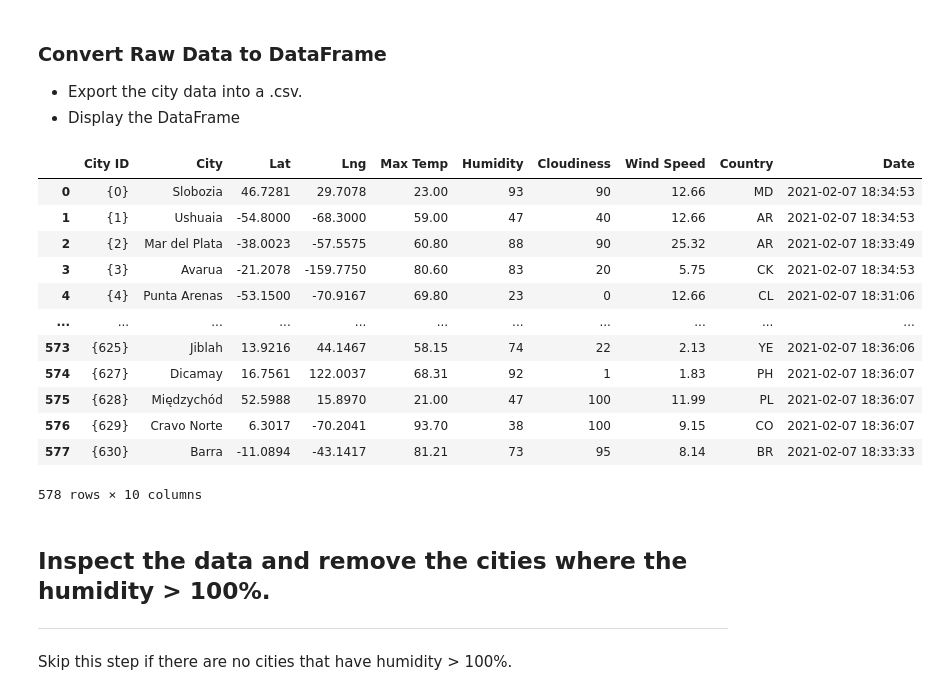
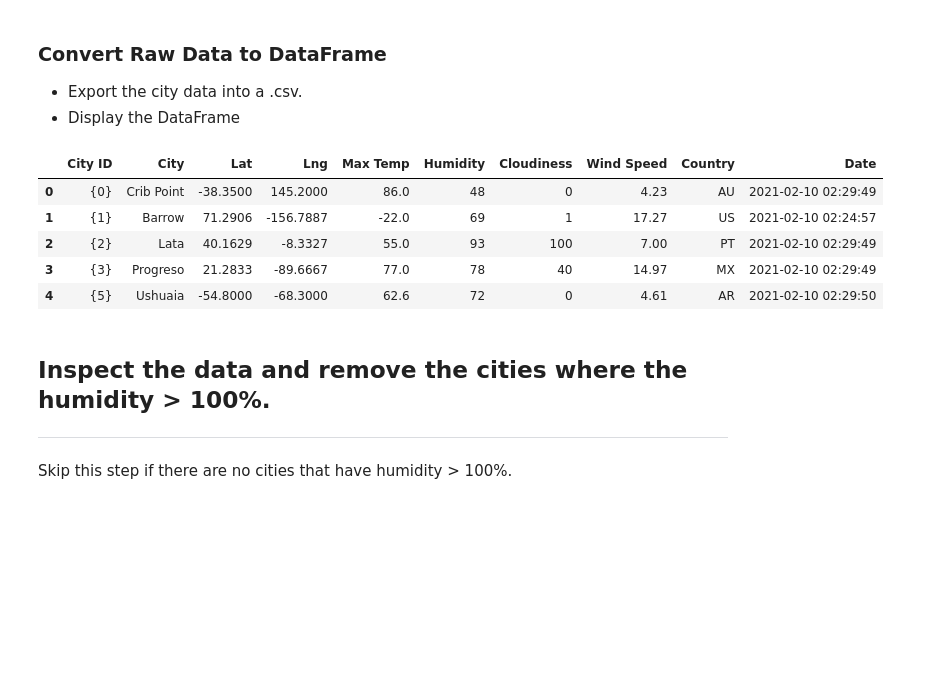
Before and after one commit to NHoyer95/python-api-challenge, a Jupyter notebook: WeatherPy/WeatherPy.ipynb, the cells around one changed output. Saved outputs shown, nothing was run; the diff lists cells and outputs as text; code cells hidden in the pictures; blank space fills up the shorter version.

```diff
--- a/WeatherPy/WeatherPy.ipynb
+++ b/WeatherPy/WeatherPy.ipynb
@@ -122,35 +125,28 @@ Data Retrieval Complete
 # %%
 # Create a DataFrame to store the values from the API calls
 city_data_df = pd.DataFrame({
     "City ID": City_ID,
     "City": City,
     "Lat": Lat,
     "Lng": Lng,
     "Max Temp": Max_Temp,
     "Humidity": Humidity,
     "Cloudiness": Cloudiness,
     "Wind Speed": Wind_Speed,
     "Country": Country,
     "Date": Date})
 
 city_data_df["Date"] = pd.to_datetime(city_data_df["Date"], unit = "s")
 
 
-city_data_df
+city_data_df.head()
 # %% [output]
 |  | City ID | City | Lat | Lng | Max Temp | Humidity | Cloudiness | Wind Speed | Country | Date |
-| 0 | {0} | Slobozia | 46.7281 | 29.7078 | 23.00 | 93 | 90 | 12.66 | MD | 2021-02-07 18:34:53 |
-| 1 | {1} | Ushuaia | -54.8000 | -68.3000 | 59.00 | 47 | 40 | 12.66 | AR | 2021-02-07 18:34:53 |
-| 2 | {2} | Mar del Plata | -38.0023 | -57.5575 | 60.80 | 88 | 90 | 25.32 | AR | 2021-02-07 18:33:49 |
-| 3 | {3} | Avarua | -21.2078 | -159.7750 | 80.60 | 83 | 20 | 5.75 | CK | 2021-02-07 18:34:53 |
-| 4 | {4} | Punta Arenas | -53.1500 | -70.9167 | 69.80 | 23 | 0 | 12.66 | CL | 2021-02-07 18:31:06 |
-| ... | ... | ... | ... | ... | ... | ... | ... | ... | ... | ... |
-| 573 | {625} | Jiblah | 13.9216 | 44.1467 | 58.15 | 74 | 22 | 2.13 | YE | 2021-02-07 18:36:06 |
-| 574 | {627} | Dicamay | 16.7561 | 122.0037 | 68.31 | 92 | 1 | 1.83 | PH | 2021-02-07 18:36:07 |
-| 575 | {628} | Międzychód | 52.5988 | 15.8970 | 21.00 | 47 | 100 | 11.99 | PL | 2021-02-07 18:36:07 |
-| 576 | {629} | Cravo Norte | 6.3017 | -70.2041 | 93.70 | 38 | 100 | 9.15 | CO | 2021-02-07 18:36:07 |
-| 577 | {630} | Barra | -11.0894 | -43.1417 | 81.21 | 73 | 95 | 8.14 | BR | 2021-02-07 18:33:33 |
+| 0 | {0} | Crib Point | -38.3500 | 145.2000 | 86.0 | 48 | 0 | 4.23 | AU | 2021-02-10 02:29:49 |
+| 1 | {1} | Barrow | 71.2906 | -156.7887 | -22.0 | 69 | 1 | 17.27 | US | 2021-02-10 02:24:57 |
+| 2 | {2} | Lata | 40.1629 | -8.3327 | 55.0 | 93 | 100 | 7.00 | PT | 2021-02-10 02:29:49 |
+| 3 | {3} | Progreso | 21.2833 | -89.6667 | 77.0 | 78 | 40 | 14.97 | MX | 2021-02-10 02:29:49 |
+| 4 | {5} | Ushuaia | -54.8000 | -68.3000 | 62.6 | 72 | 0 | 4.61 | AR | 2021-02-10 02:29:50 |
-578 rows × 10 columns
 # %%
 # Write the data to a csv
 city_data_df.to_csv("../output_data/cities.csv", encoding="utf-8", index=True)
```
Also changed, not shown: parts of 21 cells of this notebook, 5 other files.
